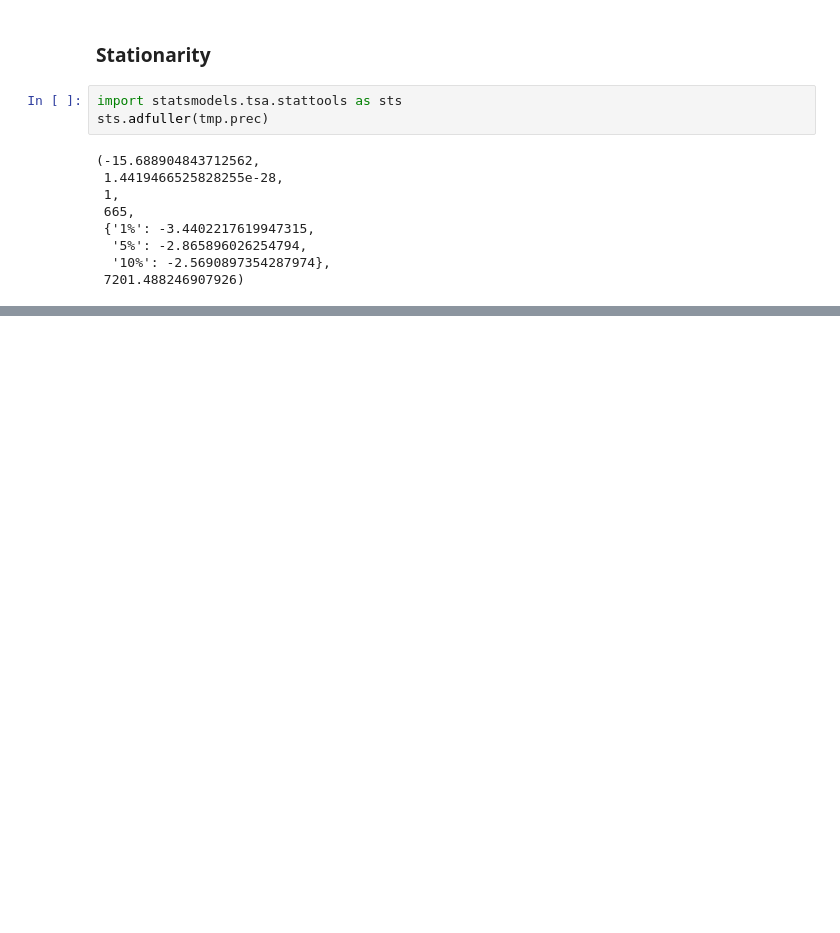
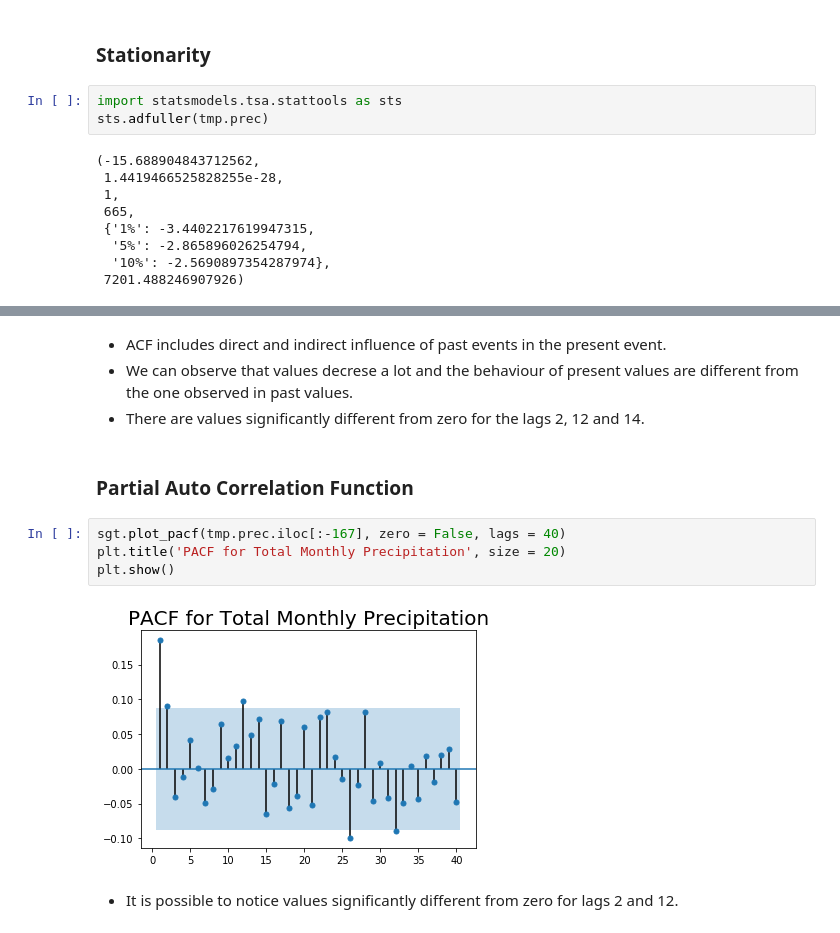
Before and after one commit to dsllt/PortoAlegre_TimeSeriesAnalysis, a Jupyter notebook: TimeSeriesAnalysis.ipynb, the cells around one changed output, grey strips where cells are left out. Drawn from its saved outputs; the diff is of its cells as text; blank space fills up the shorter version.

```diff
--- a/TimeSeriesAnalysis.ipynb
+++ b/TimeSeriesAnalysis.ipynb
@@ -333,0 +352,14 @@ sts.adfuller(tmp.prec)
+# %% [markdown]
+* ACF includes direct and indirect influence of past events in the present event.
+* We can observe that values decrese a lot and the behaviour of present values are different from the one observed in past values.
+* There are values significantly different from zero for the lags 2, 12 and 14.
+# %% [markdown]
+### Partial Auto Correlation Function
+# %%
+sgt.plot_pacf(tmp.prec.iloc[:-167], zero = False, lags = 40)
+plt.title('PACF for Total Monthly Precipitation', size = 20)
+plt.show()
+# %% [output]
+[figure, added]
+# %% [markdown]
+* It is possible to notice values significantly different from zero for lags 2 and 12.
```
Also changed, not shown: parts of 7 cells of this notebook.
